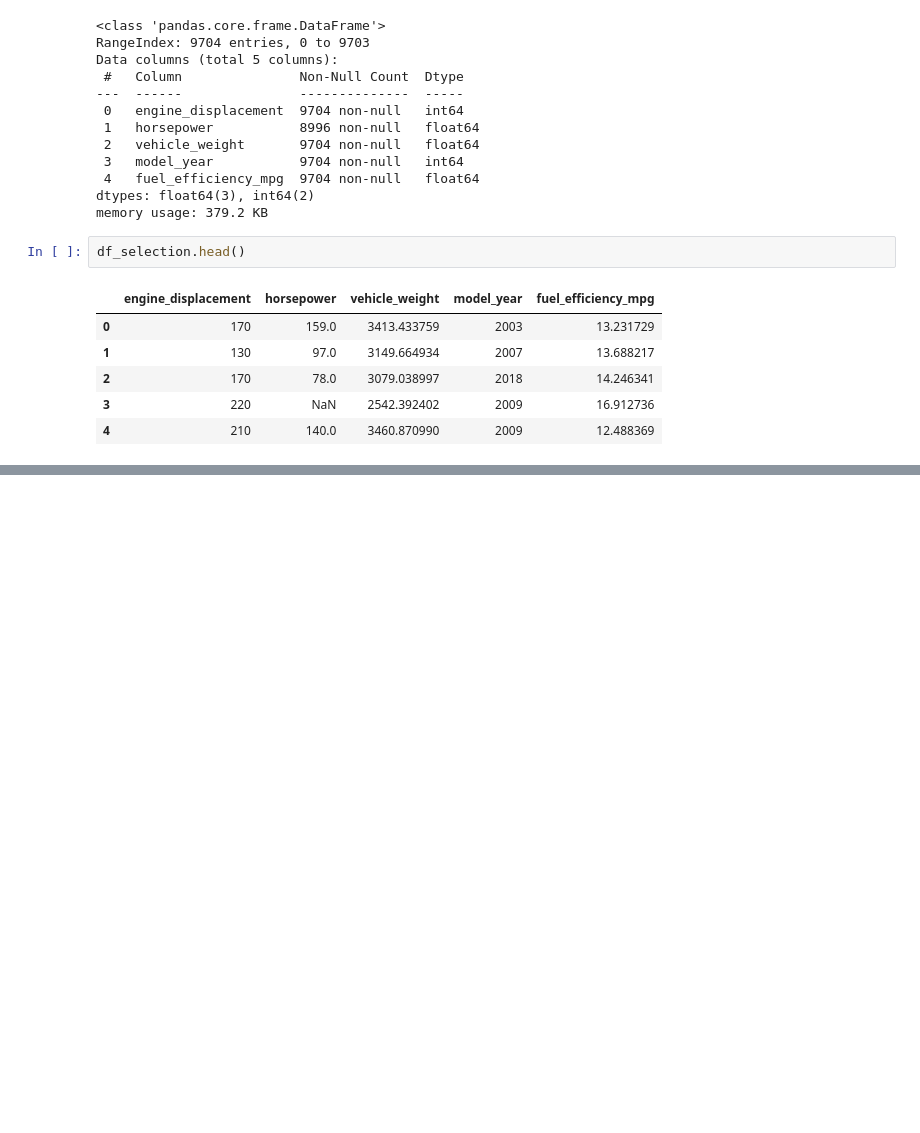
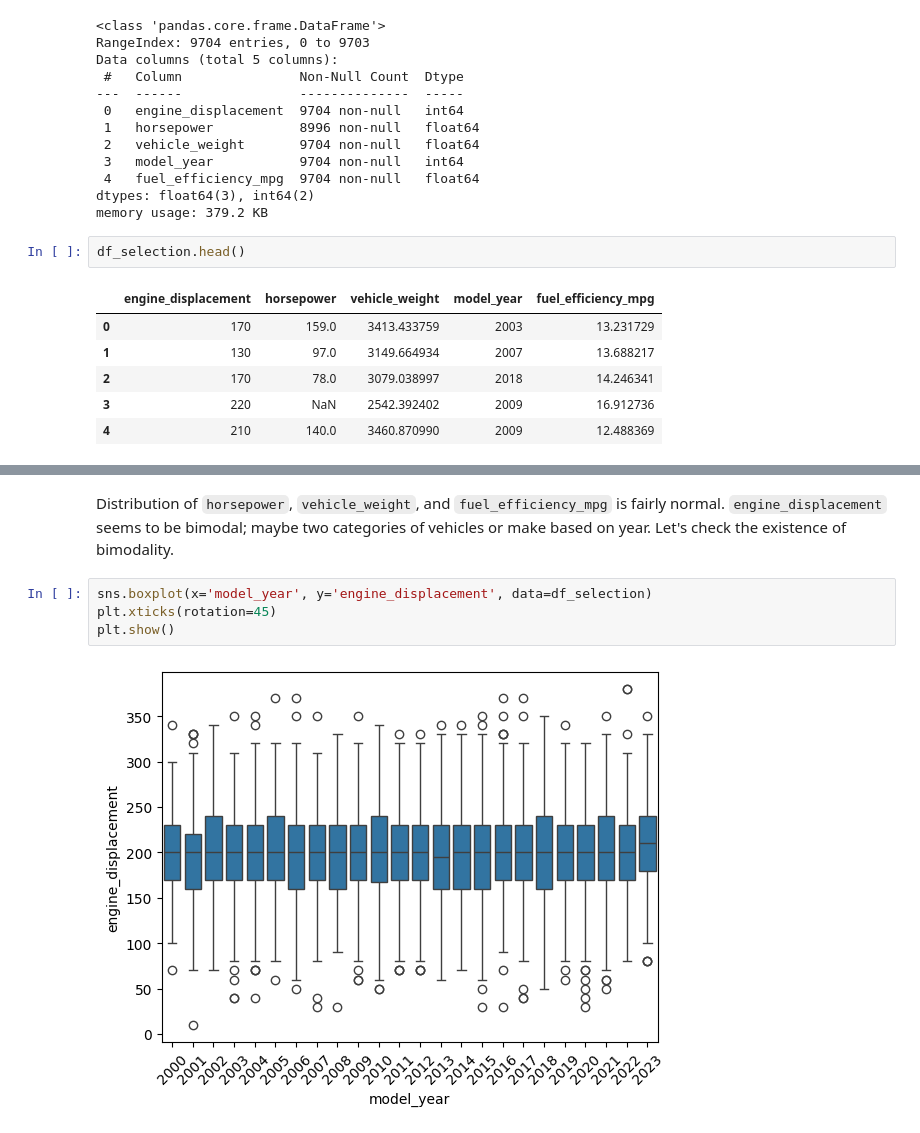
Before and after one commit to dakouri-kobri/machine-learning-zoomcamp, a Jupyter notebook: 02-regression.ipynb, the cells around one changed output, grey strips where cells are left out. Drawn from its saved outputs; the diff is of its cells as text; blank space fills up the shorter version.

```diff
--- a/02-regression.ipynb
+++ b/02-regression.ipynb
@@ -76,0 +125,10 @@ df_selection.head()
+# %% [markdown]
+Distribution of `horsepower`, `vehicle_weight`, and `fuel_efficiency_mpg` is fairly normal.
+`engine_displacement` seems to be bimodal; maybe two categories of vehicles or make based on year.
+Let's check the existence of bimodality.
+# %%
+sns.boxplot(x='model_year', y='engine_displacement', data=df_selection)
+plt.xticks(rotation=45)
+plt.show()
+# %% [output]
+[figure, added]
```
Also changed, not shown: parts of 22 cells of this notebook.
